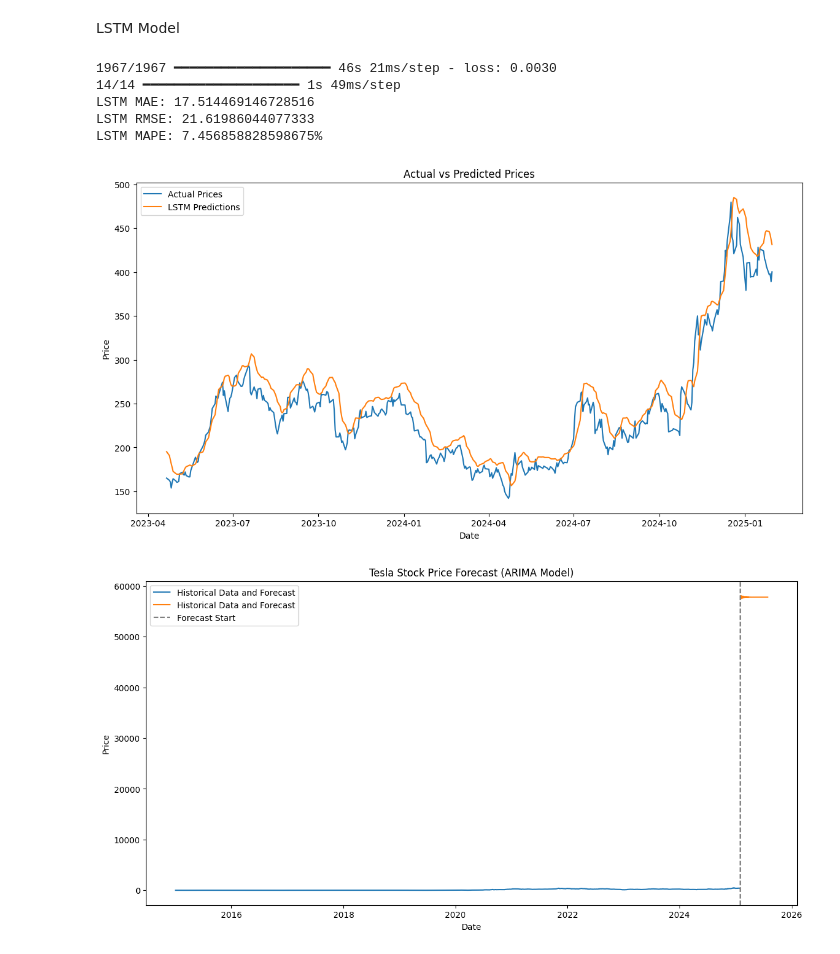
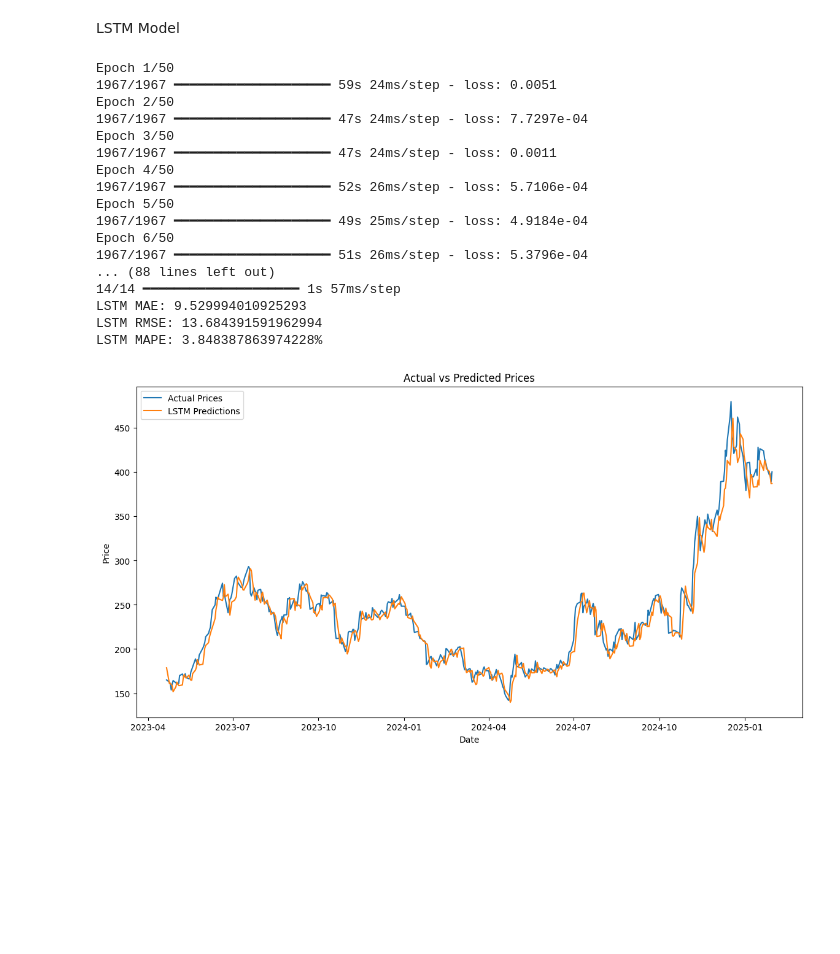
Before and after one commit to Abenezer-Baheru/Time_Series_Forecasting_Model_for_Portfolio_Management, a Jupyter notebook: notebooks/model.ipynb, the cells around one changed output. Cells and saved outputs as stored; diff of their text form; code cells hidden in the pictures; blank space fills up the shorter version.

Commit message:
update the LSTM model by taking epochs = 50

```diff
--- a/notebooks/model.ipynb
+++ b/notebooks/model.ipynb
@@ -201,64 +202,50 @@ lstm_model = Sequential([
 
 # Compile and train the model
 lstm_model.compile(optimizer='adam', loss='mean_squared_error')
-lstm_model.fit(X_train, Y_train, batch_size=1, epochs=1)
+lstm_model.fit(X_train, Y_train, batch_size=1, epochs=50)
 
 # Prepare the test data
 test_data_scaled = scaler.transform(test_data['Close'].values.reshape(-1, 1))
 X_test, Y_test = create_dataset(test_data_scaled, time_step)
 X_test = X_test.reshape(X_test.shape[0], X_test.shape[1], 1)
 
 # Predict future stock prices
 lstm_predictions_scaled = lstm_model.predict(X_test)
 lstm_predictions = scaler.inverse_transform(lstm_predictions_scaled)
 
 # Evaluate model performance
 mae = mean_absolute_error(test_data['Close'][time_step + 1:], lstm_predictions)
 rmse = np.sqrt(mean_squared_error(test_data['Close'][time_step + 1:], lstm_predictions))
 mape = np.mean(np.abs((test_data['Close'][time_step + 1:] - lstm_predictions) / test_data['Close'][time_step + 1:])) * 100
 
 print(f"LSTM MAE: {mae}")
 print(f"LSTM RMSE: {rmse}")
 print(f"LSTM MAPE: {mape}%")
 
 plt.figure(figsize=(14, 7))
 plt.plot(test_data['Close'][time_step + 1:].index, test_data['Close'][time_step + 1:], label='Actual Prices')
 plt.plot(test_data['Close'][time_step + 1:].index, lstm_predictions, label='LSTM Predictions')
 plt.title('Actual vs Predicted Prices')
 plt.xlabel('Date')
 plt.ylabel('Price')
 plt.legend()
 plt.show()
 # %% [output]
-1967/1967 ━━━━━━━━━━━━━━━━━━━━ 46s 21ms/step - loss: 0.0030
-14/14 ━━━━━━━━━━━━━━━━━━━━ 1s 49ms/step
-LSTM MAE: 17.514469146728516
-LSTM RMSE: 21.61986044077333
-LSTM MAPE: 7.456858828598675%
+Epoch 1/50
+1967/1967 ━━━━━━━━━━━━━━━━━━━━ 59s 24ms/step - loss: 0.0051
+Epoch 2/50
+1967/1967 ━━━━━━━━━━━━━━━━━━━━ 47s 24ms/step - loss: 7.7297e-04
+Epoch 3/50
+1967/1967 ━━━━━━━━━━━━━━━━━━━━ 47s 24ms/step - loss: 0.0011
+Epoch 4/50
+1967/1967 ━━━━━━━━━━━━━━━━━━━━ 52s 26ms/step - loss: 5.7106e-04
+Epoch 5/50
+1967/1967 ━━━━━━━━━━━━━━━━━━━━ 49s 25ms/step - loss: 4.9184e-04
+Epoch 6/50
+1967/1967 ━━━━━━━━━━━━━━━━━━━━ 51s 26ms/step - loss: 5.3796e-04
+... (88 lines left out)
+14/14 ━━━━━━━━━━━━━━━━━━━━ 1s 57ms/step
+LSTM MAE: 9.529994010925293
+LSTM RMSE: 13.684391591962994
+LSTM MAPE: 3.848387863974228%
-[figure, old version]
+[figure, new version]
-# %%
-# Extend the forecast horizon to 6-12 months (e.g., 180 days)
-forecast_period = 180
-arima_forecast = arima_model_fit.forecast(steps=forecast_period)
-
-# Convert the forecast to a NumPy array and reshape for inverse transformation
-arima_forecast = scaler.inverse_transform(arima_forecast.to_numpy().reshape(-1, 1))
-
-# Create a DataFrame for the forecasted values with corresponding dates
-forecast_dates = pd.date_range(start=test_data.index[-1] + pd.Timedelta(days=1), periods=forecast_period)
-arima_forecast_df = pd.DataFrame(arima_forecast, index=forecast_dates, columns=['Forecast'])
-
-# Combine historical data with forecast
-combined_data = pd.concat([data['Close'], arima_forecast_df])
-
-# Plot the historical data and forecast
-plt.figure(figsize=(14, 7))
-plt.plot(combined_data, label='Historical Data and Forecast')
-plt.axvline(x=test_data.index[-1], color='gray', linestyle='--', label='Forecast Start')
-plt.title('Tesla Stock Price Forecast (ARIMA Model)')
-plt.xlabel('Date')
-plt.ylabel('Price')
-plt.legend()
-plt.show()
-# %% [output]
-[figure, removed]
```
Also changed, not shown: parts of 5 cells of this notebook.
